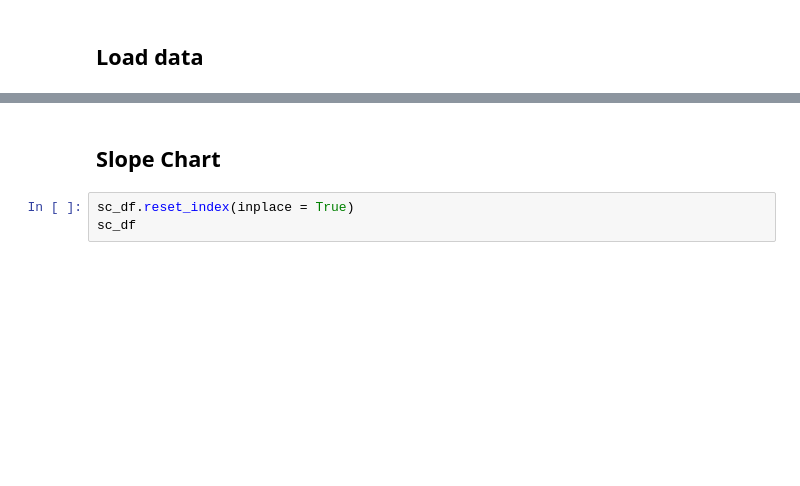
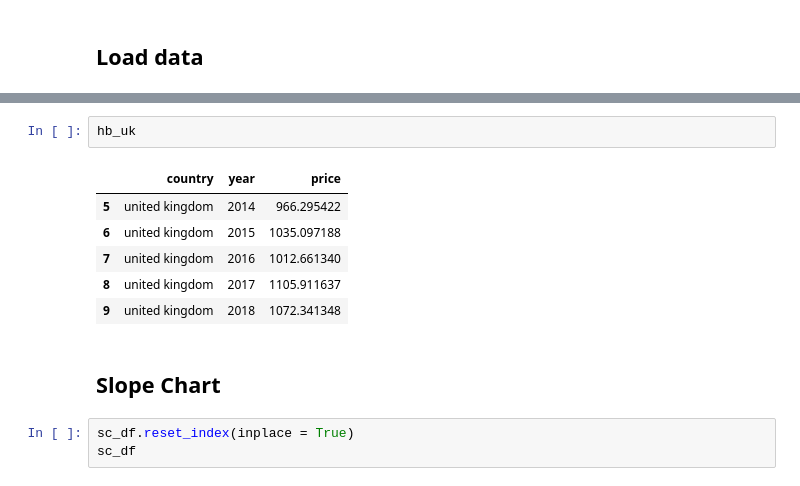
Before and after one commit to AnushaGooda/Data_Viz_MTP, a Jupyter notebook: scripts/visualization.ipynb, the cells around one changed output, grey strips where cells are left out. Cells and saved outputs as stored; diff of their text form; blank space fills up the shorter version.

```diff
--- a/scripts/visualization.ipynb
+++ b/scripts/visualization.ipynb
@@ -134,3 +69,12 @@ plt.show()
+# %%
+hb_uk
+# %% [output]
+|  | country | year | price |
+| 5 | united kingdom | 2014 | 966.295422 |
+| 6 | united kingdom | 2015 | 1035.097188 |
+| 7 | united kingdom | 2016 | 1012.661340 |
+| 8 | united kingdom | 2017 | 1105.911637 |
+| 9 | united kingdom | 2018 | 1072.341348 |
 # %% [markdown]
 ## Slope Chart
 # %%
```
Also changed, not shown: parts of 25 cells of this notebook, 9 other files.
